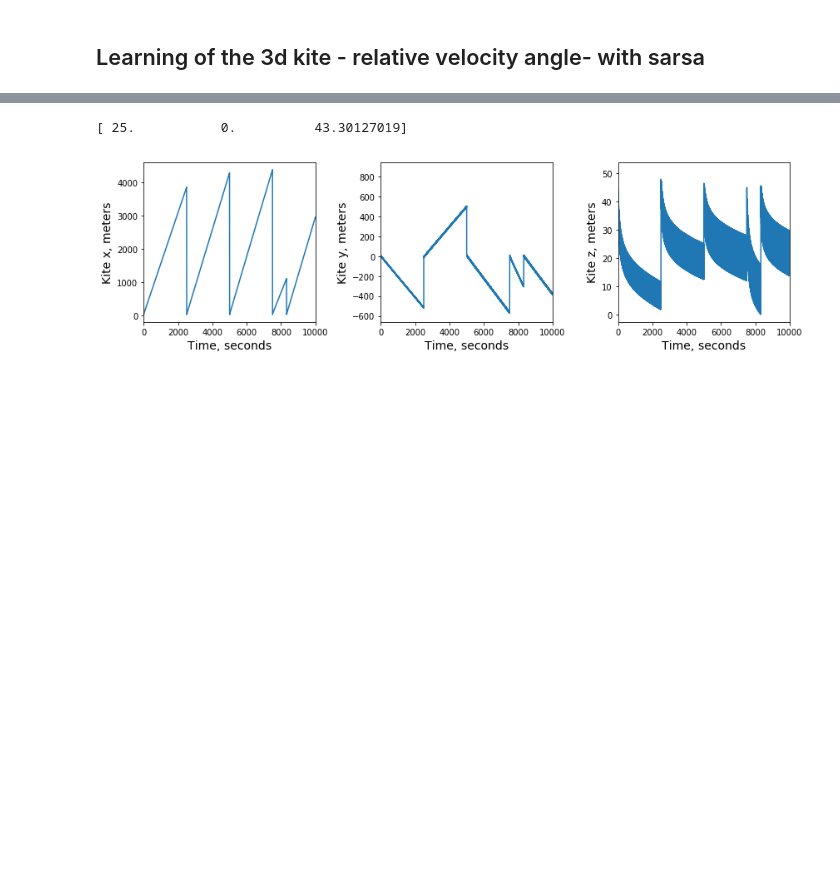
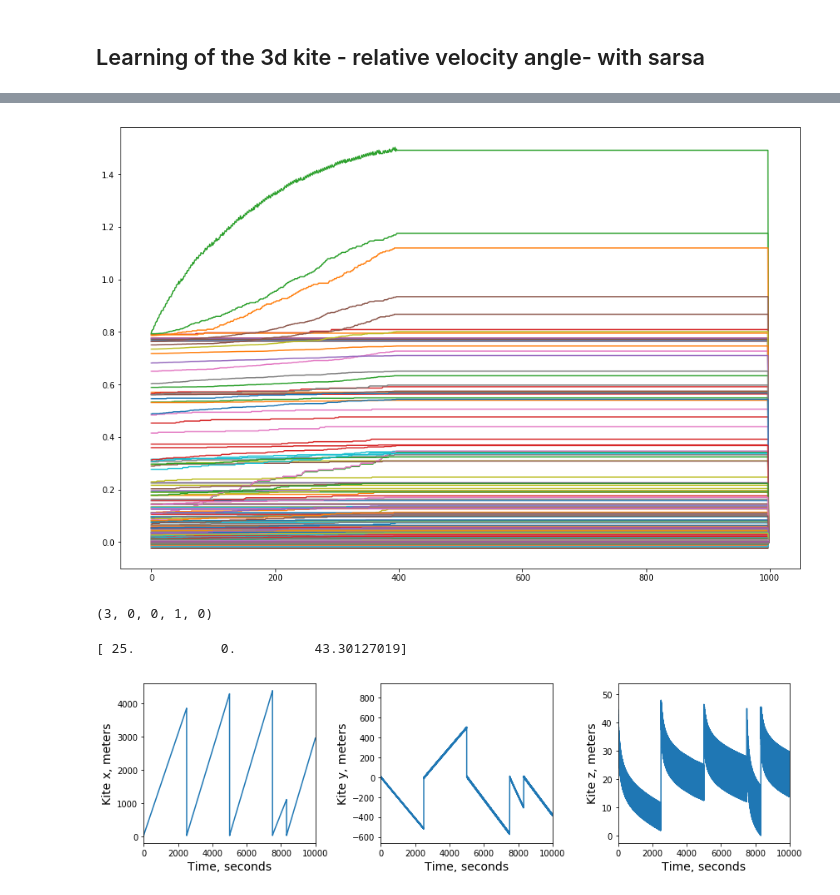
Before and after one commit to lorenzobasile/KiteRL, a Jupyter notebook: analyze_training.ipynb, the cells around one changed output, grey strips where cells are left out. Drawn from its saved outputs; the diff is of its cells as text; code cells hidden in the pictures; blank space fills up the shorter version.

```diff
--- a/analyze_training.ipynb
+++ b/analyze_training.ipynb
@@ -71,3 +71,23 @@ plt.show()
+# %%
+Q_traj = np.load(data_dir+"quality_traj.npy")
+#print(Q_traj.shape)
+
+Q_traj = Q_traj.reshape(Q_traj.shape[0], -1)
+#print(Q_traj.shape)
+
+plt.figure(figsize = (15,10))
+for i in range(Q_traj.shape[1]):
+    plt.plot(Q_traj[4000:5000,i])
+
+plt.show()
+# %% [output]
+[figure, added]
+# %%
+Q = np.load(data_dir+"best_quality.npy")
+ind = np.argmax(Q_traj[4800])
+np.unravel_index(ind, Q.shape)
+# %% [output]
+(3, 0, 0, 1, 0)
 # %%
 coordinates = np.load(data_dir+"eval_traj.npy")
 controls = np.load(data_dir+"contr_traj.npy")
```
Also changed, not shown: parts of 5 cells of this notebook, 3 other files.
